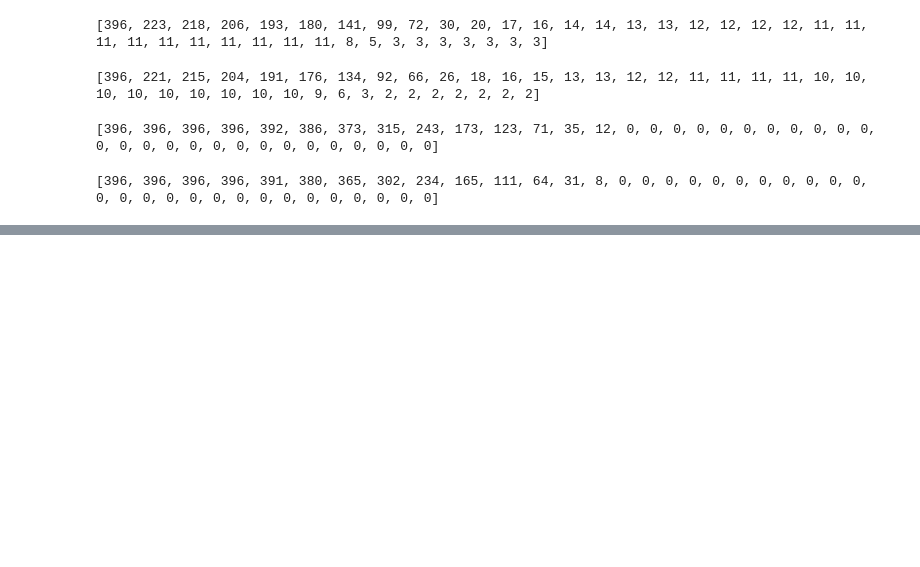
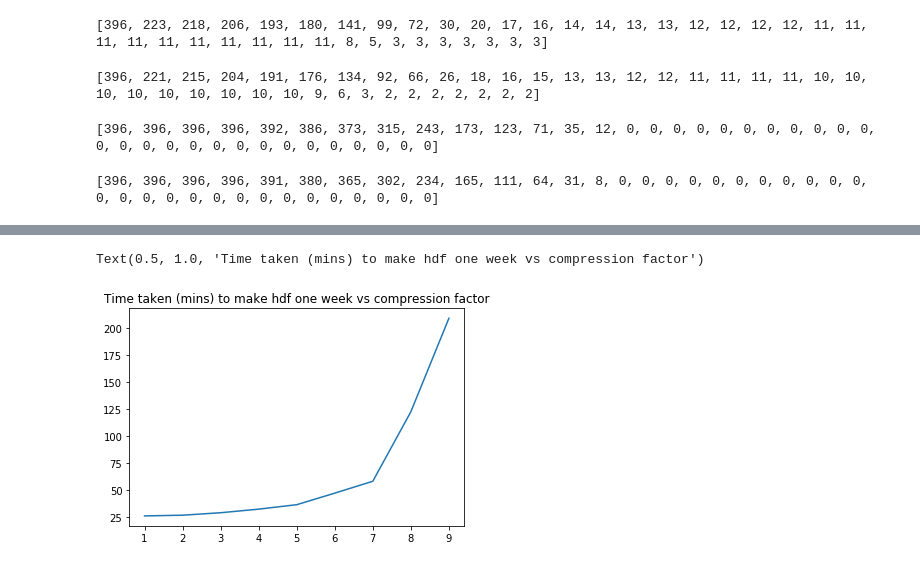
Before and after one commit to ambhudia/analysis-ashutosh, a Jupyter notebook: Read_hdf5.ipynb, the cells around one changed output, grey strips where cells are left out. Saved outputs shown, nothing was run; the diff lists cells and outputs as text; code cells hidden in the pictures; blank space fills up the shorter version.

```diff
--- a/Read_hdf5.ipynb
+++ b/Read_hdf5.ipynb
@@ -382,0 +522,6 @@ print(number)
+# %%
+plt.plot(range(1,10), time_compression)
+plt.title('Time taken (mins) to make hdf one week vs compression factor')
+# %% [output]
+Text(0.5, 1.0, 'Time taken (mins) to make hdf one week vs compression factor')
+[figure, added]
```
Also changed, not shown: parts of 25 cells of this notebook, 2 other files.
